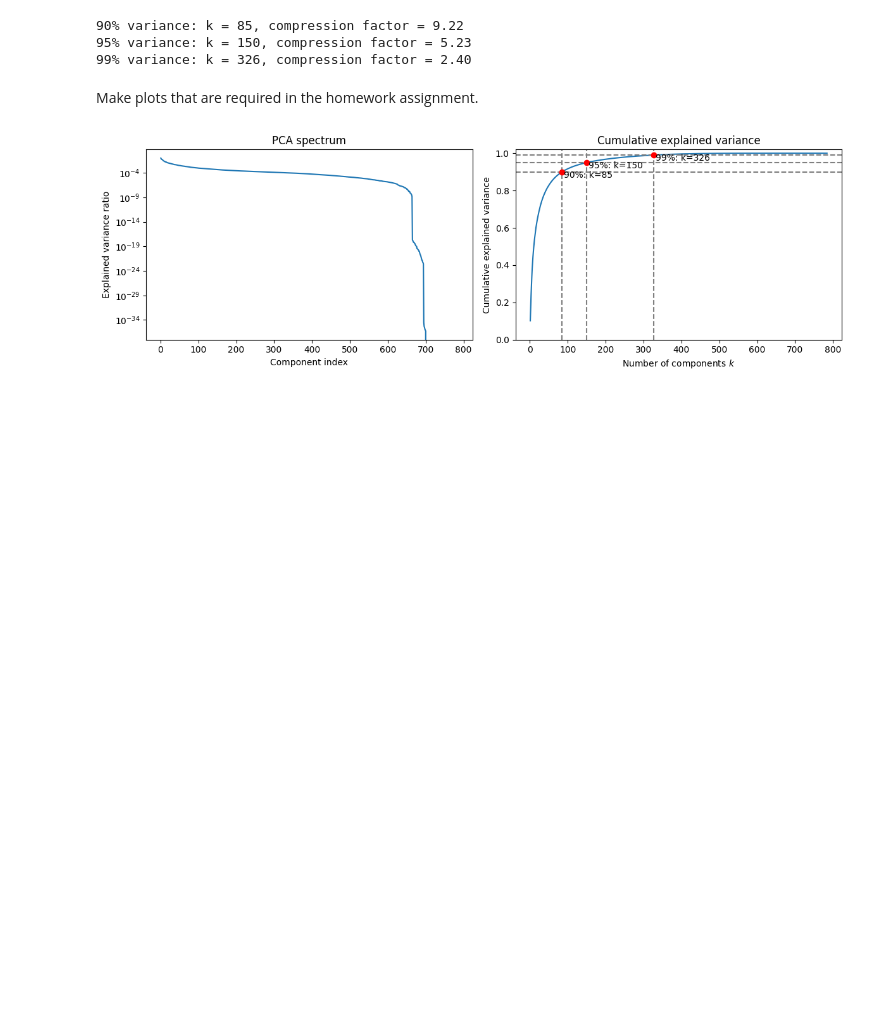
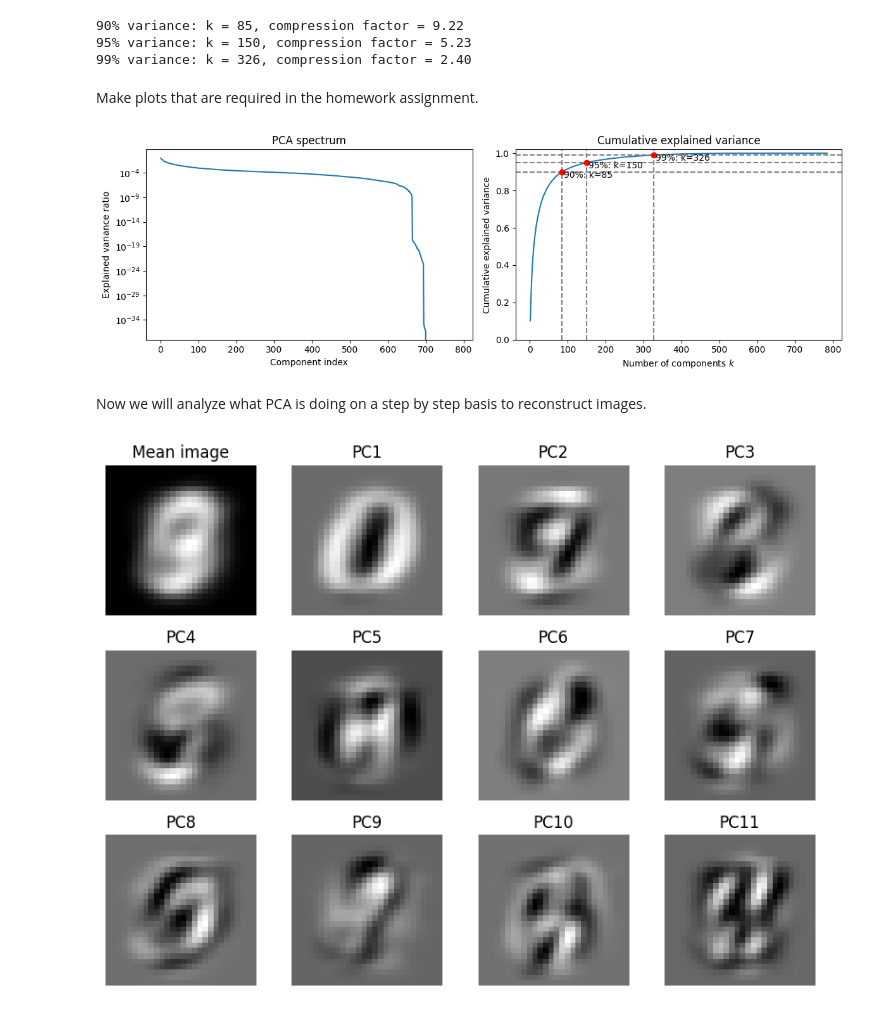
Before and after one commit to maxmartin40/Math-5750-Projects, a Jupyter notebook: Homework2.ipynb, the cells around one changed output. Drawn from its saved outputs; the diff is of its cells as text; code cells hidden in the pictures; blank space fills up the shorter version.

Commit message:
Solve part c regarding reconstructing images

```diff
--- a/Homework2.ipynb
+++ b/Homework2.ipynb
@@ -121,3 +121,26 @@ plt.tight_layout()
 plt.show()
 # %% [output]
 [figure]
+# %% [markdown]
+Now we will analyze what PCA is doing on a step by step basis to reconstruct images.
+# %%
+fig, axes = plt.subplots(3, 4, figsize=(8, 6))
+
+# Mean image
+axes.flat[0].imshow(pca.mean_.reshape(28, 28), cmap="gray")
+axes.flat[0].set_title("Mean image")
+axes.flat[0].axis("off")
+
+# PC1 through PC11
+for j in range(11):
+    axes.flat[j + 1].imshow(
+        pca.components_[j].reshape(28, 28),
+        cmap="gray"
+    )
+    axes.flat[j + 1].set_title(f"PC{j + 1}")
+    axes.flat[j + 1].axis("off")
+
+plt.tight_layout()
+plt.show()
+# %% [output]
+[figure, added]
```
Also changed, not shown: parts of 2 cells of this notebook.
